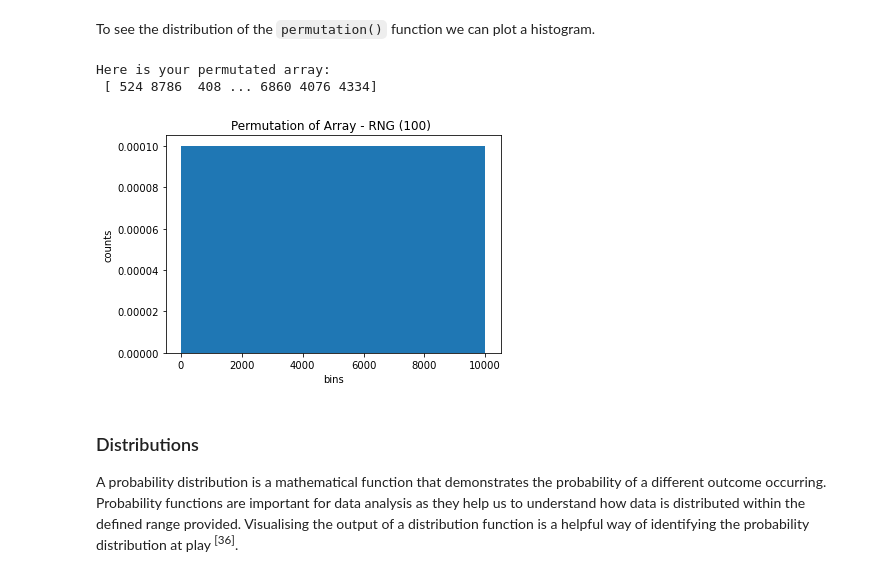
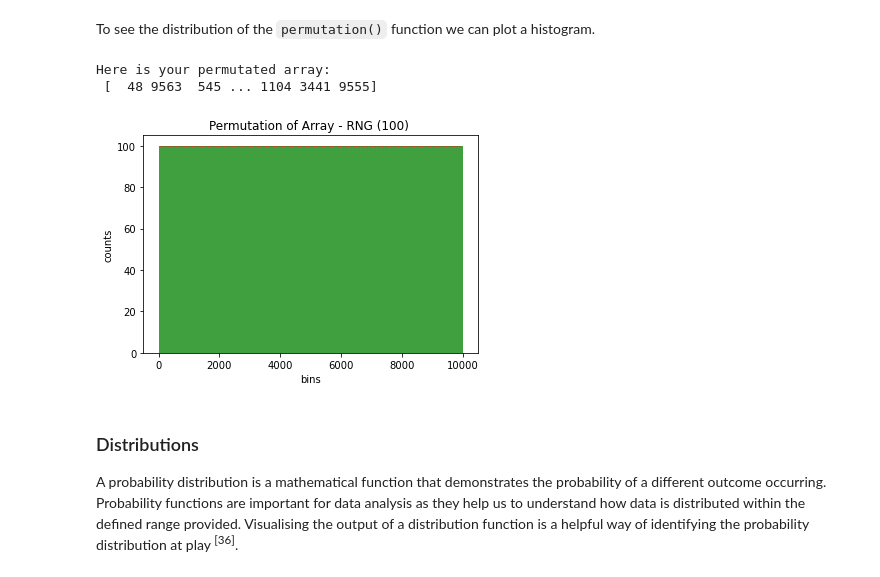
Before and after one commit to SharonNicG/52465-Assignment, a Jupyter notebook: NumPy-Random Assignment.ipynb, the cells around one changed output. Saved outputs shown, nothing was run; the diff lists cells and outputs as text; code cells hidden in the pictures.

```diff
--- a/NumPy-Random Assignment.ipynb
+++ b/NumPy-Random Assignment.ipynb
@@ -528,19 +528,19 @@ To see the distribution of the `permutation()` function we can plot a histogram.
 # %%
 Perm_4 = rng.permutation(10000) # Here we identify the array for permutation() to work on
 print("Here is your permutated array:\n % s" % rng.permutation(Perm_4))
 
-count, bins, ignored = plt.hist(Perm_4, 14, density = True) # This sets the display properties
-                                                                # of the histogram
+n, bins, patches = plt.hist(Perm_4, 100, facecolor='green', alpha=0.75) #Generating the histogram
+l = plt.plot(bins[:-1], n, 'r--', linewidth=0.5) #Plotting the histogram
 
 plt.title('Permutation of Array - RNG (100) ')
 plt.xlabel('bins')
 plt.ylabel('counts')
 plt.show()
 plt.show()
 # %% [output]
 Here is your permutated array:
- [ 524 8786  408 ... 6860 4076 4334]
+ [  48 9563  545 ... 1104 3441 9555]
-[figure, old version]
+[figure, new version]
 # %% [markdown]
 ### Distributions<a class="anchor" id="distributions"></a>
 
```
Also changed, not shown: parts of 1 cell of this notebook, 1 other file.
